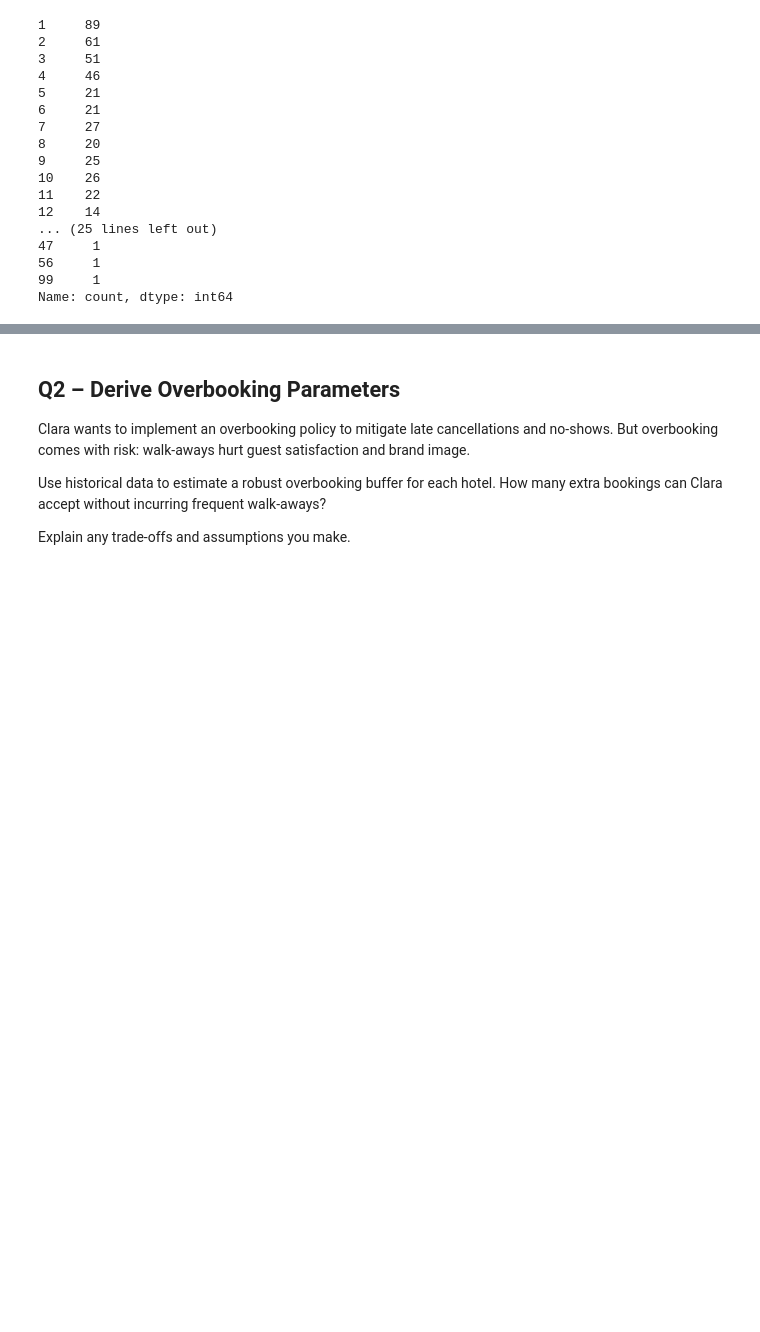
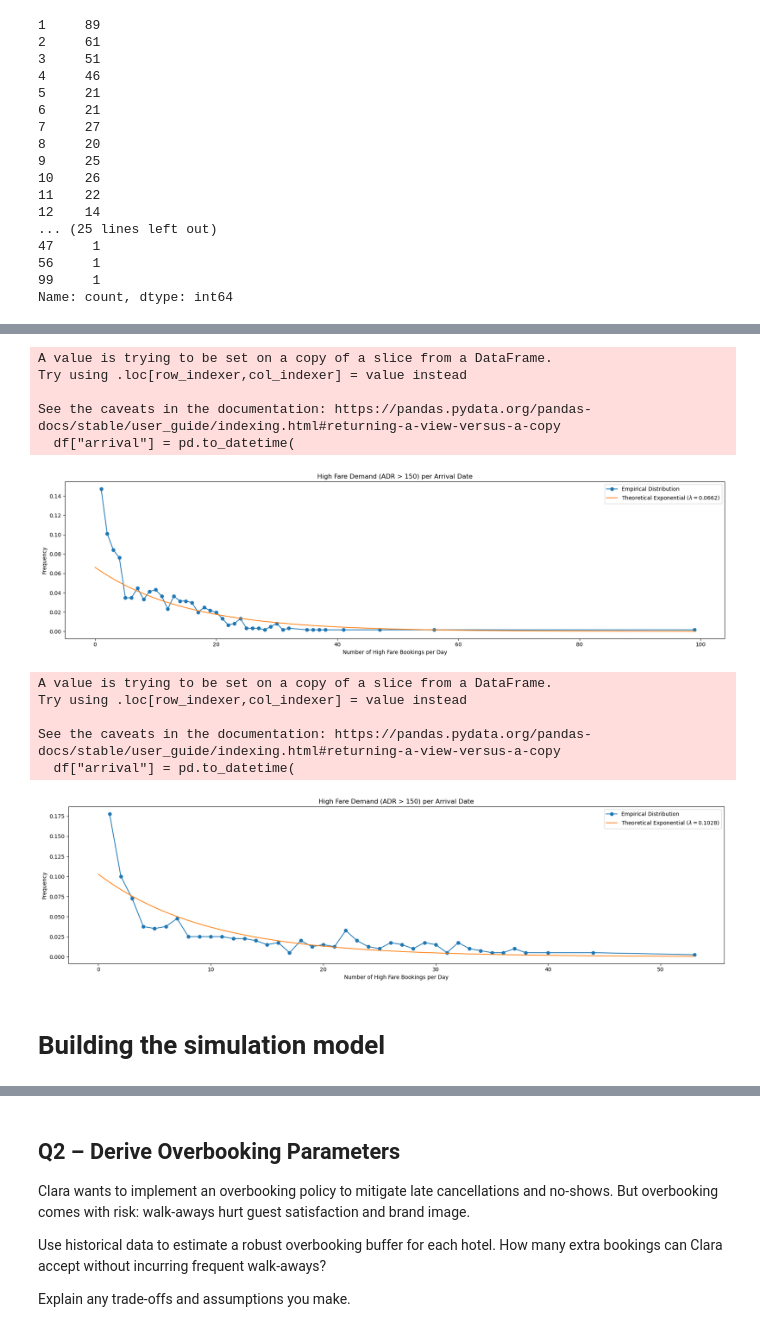
Before and after one commit to Omid-Sedighi-Mornani/case-study-template-revenue-management-Kilian-Jetschni-Omid-Sedighi-Mornani, a Jupyter notebook: solution.ipynb, the cells around one changed output, grey strips where cells are left out. Drawn from its saved outputs; the diff is of its cells as text; code cells hidden in the pictures; blank space fills up the shorter version.

```diff
--- a/solution.ipynb
+++ b/solution.ipynb
@@ -498,0 +529,48 @@ See the caveats in the documentation: https://pandas.pydata.org/pandas-docs/stab
+# %%
+import numpy as np
+
+
+def plot_with_theoretical_dist(hotel, high_fare_price=150):
+    fig, ax = plt.subplots(1, figsize=(18, 5))
+    demand_distribution = calculate_high_fare_demand_distribution(
+        hotel, high_fare_price
+    )
+
+    ax.plot(
+        demand_distribution.index,
+        demand_distribution.values / sum(demand_distribution.values),
+        linestyle="-",
+        marker="o",
+        label="Empirical Distribution",
+    )
+
+    lam = 1 / demand_distribution.values.mean()
+
+    x = np.linspace(0, max(demand_distribution.index.max(), 10), 1000)
+    y = lam * np.exp(-lam * x)
+    ax.plot(x, y, label=f"Theoretical Exponential ($\\lambda={lam:.4f}$)")
+
+    ax.set_title(f"High Fare Demand (ADR > {high_fare_price}) per Arrival Date")
+    ax.set_xlabel("Number of High Fare Bookings per Day")
+    ax.set_ylabel("Frequency")
+    ax.legend()
+    plt.tight_layout()
+    plt.show()
+# %%
+plot_with_theoretical_dist(city_hotel, high_fare_price=150)
+plot_with_theoretical_dist(resort_hotel, high_fare_price=150)
+# %% [output]
+A value is trying to be set on a copy of a slice from a DataFrame.
+Try using .loc[row_indexer,col_indexer] = value instead
+
+See the caveats in the documentation: https://pandas.pydata.org/pandas-docs/stable/user_guide/indexing.html#returning-a-view-versus-a-copy
+  df["arrival"] = pd.to_datetime(
+[figure, added]
+A value is trying to be set on a copy of a slice from a DataFrame.
+Try using .loc[row_indexer,col_indexer] = value instead
+
+See the caveats in the documentation: https://pandas.pydata.org/pandas-docs/stable/user_guide/indexing.html#returning-a-view-versus-a-copy
+  df["arrival"] = pd.to_datetime(
+[figure, added]
+# %% [markdown]
+# Building the simulation model
```
Also changed, not shown: parts of 12 cells of this notebook.
